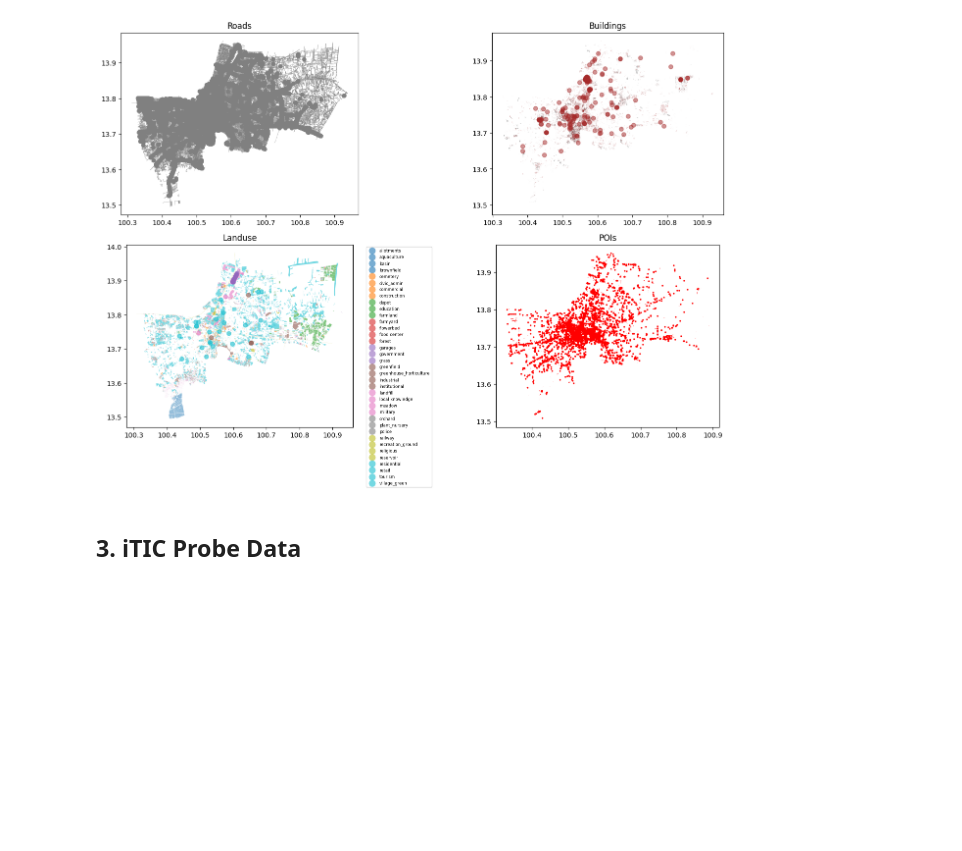
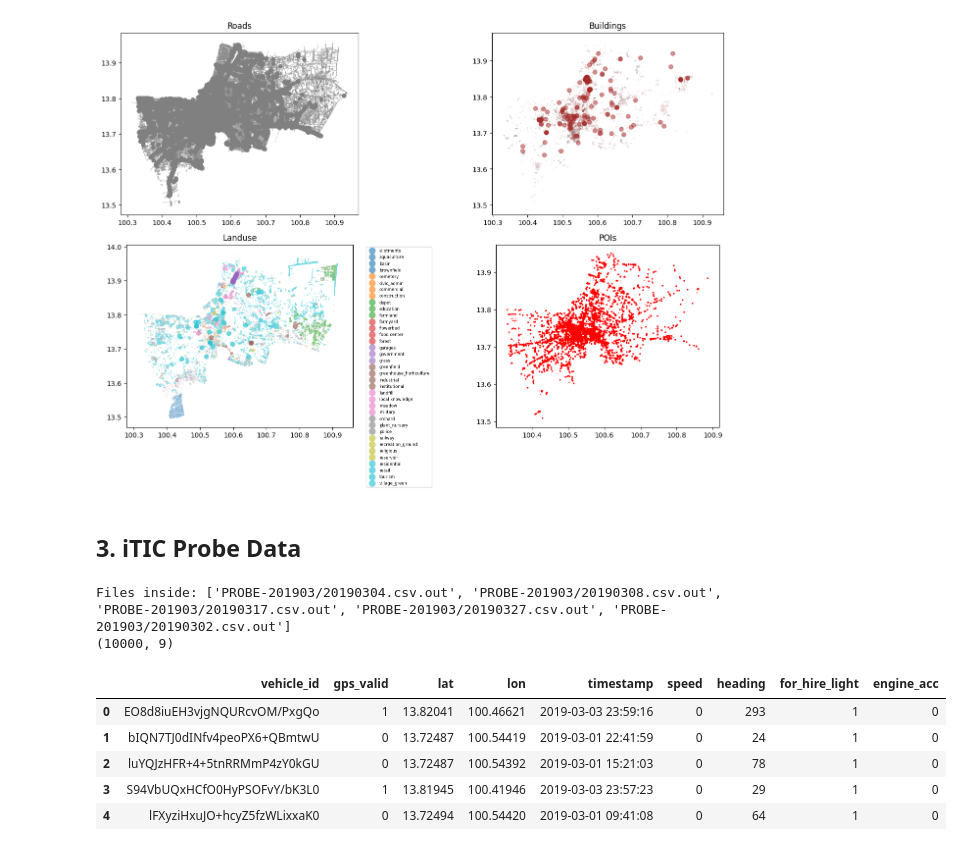
Before and after one commit to Wkornn/H-Spot, a Jupyter notebook: notebooks/explore_raw_data.ipynb, the cells around one changed output. Saved outputs shown, nothing was run; the diff lists cells and outputs as text; code cells hidden in the pictures; blank space fills up the shorter version.

Commit message:
eda probe

```diff
--- a/notebooks/explore_raw_data.ipynb
+++ b/notebooks/explore_raw_data.ipynb
@@ -139,13 +139,22 @@ plt.show()
 # %%
 PROBE_COLS = ['vehicle_id', 'gps_valid', 'lat', 'lon', 'timestamp', 'speed', 'heading', 'for_hire_light', 'engine_acc']
 
-with tarfile.open('../data/raw/iTIC_probe_data/PROBE-201901.tar.bz2', 'r:bz2') as tar:
-    print('Files inside:', tar.getnames()[:5])
-    first = tar.getmembers()[0]
-    f = tar.extractfile(first)
+with tarfile.open('../data/raw/iTIC_probe_data/PROBE-201903.tar.bz2', 'r:bz2') as tar:
+    files = [m for m in tar.getmembers() if m.isfile()]
+    print('Files inside:', [m.name for m in files[:5]])
+    f = tar.extractfile(files[0])
     probe = pd.read_csv(f, header=None, names=PROBE_COLS, nrows=10000)
 
 print(probe.shape)
 probe.head()
+# %% [output]
+Files inside: ['PROBE-201903/20190304.csv.out', 'PROBE-201903/20190308.csv.out', 'PROBE-201903/20190317.csv.out', 'PROBE-201903/20190327.csv.out', 'PROBE-201903/20190302.csv.out']
+(10000, 9)
+|  | vehicle_id | gps_valid | lat | lon | timestamp | speed | heading | for_hire_light | engine_acc |
+| 0 | EO8d8iuEH3vjgNQURcvOM/PxgQo | 1 | 13.82041 | 100.46621 | 2019-03-03 23:59:16 | 0 | 293 | 1 | 0 |
+| 1 | bIQN7TJ0dINfv4peoPX6+QBmtwU | 0 | 13.72487 | 100.54419 | 2019-03-01 22:41:59 | 0 | 24 | 1 | 0 |
+| 2 | luYQJzHFR+4+5tnRRMmP4zY0kGU | 0 | 13.72487 | 100.54392 | 2019-03-01 15:21:03 | 0 | 78 | 1 | 0 |
+| 3 | S94VbUQxHCfO0HyPSOFvY/bK3L0 | 1 | 13.81945 | 100.41946 | 2019-03-03 23:57:23 | 0 | 29 | 1 | 0 |
+| 4 | lFXyziHxuJO+hcyZ5fzWLixxaK0 | 0 | 13.72494 | 100.54420 | 2019-03-01 09:41:08 | 0 | 64 | 1 | 0 |
 # %%
 probe.dtypes
```
Also changed, not shown: parts of 3 cells of this notebook.
